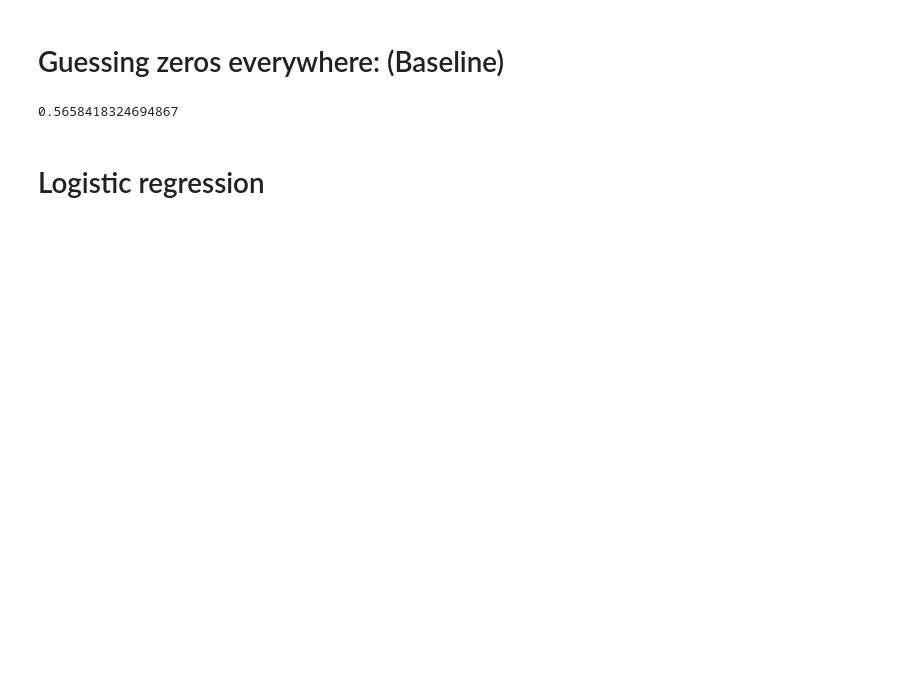
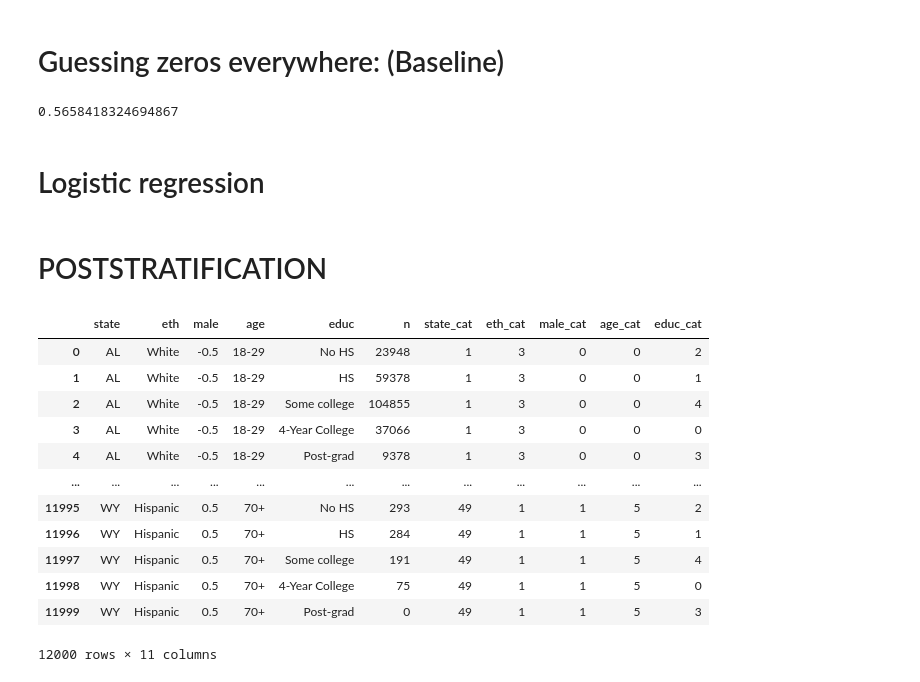
Before and after one commit to JakubReha/misterP, a Jupyter notebook: model.ipynb, the cells around one changed output. Saved outputs shown, nothing was run; the diff lists cells and outputs as text; code cells hidden in the pictures; blank space fills up the shorter version.

```diff
--- a/model.ipynb
+++ b/model.ipynb
@@ -288,3 +290,25 @@ np.sum(np.zeros(len(y_true)) == y_true)/len(y_true)
 0.5658418324694867
 # %% [markdown]
 # Logistic regression
+# %% [markdown]
+# POSTSTRATIFICATION
+# %%
+post = pd.read_csv("Data/poststrat_df.csv")
+categories = ["state", "eth", "male", "age", "educ"]
+for category in categories:
+    post[category+"_cat"] = post[category].astype('category').cat.codes
+post
+# %% [output]
+|  | state | eth | male | age | educ | n | state_cat | eth_cat | male_cat | age_cat | educ_cat |
+| 0 | AL | White | -0.5 | 18-29 | No HS | 23948 | 1 | 3 | 0 | 0 | 2 |
+| 1 | AL | White | -0.5 | 18-29 | HS | 59378 | 1 | 3 | 0 | 0 | 1 |
+| 2 | AL | White | -0.5 | 18-29 | Some college | 104855 | 1 | 3 | 0 | 0 | 4 |
+| 3 | AL | White | -0.5 | 18-29 | 4-Year College | 37066 | 1 | 3 | 0 | 0 | 0 |
+| 4 | AL | White | -0.5 | 18-29 | Post-grad | 9378 | 1 | 3 | 0 | 0 | 3 |
+| ... | ... | ... | ... | ... | ... | ... | ... | ... | ... | ... | ... |
+| 11995 | WY | Hispanic | 0.5 | 70+ | No HS | 293 | 49 | 1 | 1 | 5 | 2 |
+| 11996 | WY | Hispanic | 0.5 | 70+ | HS | 284 | 49 | 1 | 1 | 5 | 1 |
+| 11997 | WY | Hispanic | 0.5 | 70+ | Some college | 191 | 49 | 1 | 1 | 5 | 4 |
+| 11998 | WY | Hispanic | 0.5 | 70+ | 4-Year College | 75 | 49 | 1 | 1 | 5 | 0 |
+| 11999 | WY | Hispanic | 0.5 | 70+ | Post-grad | 0 | 49 | 1 | 1 | 5 | 3 |
+12000 rows × 11 columns
```
Also changed, not shown: parts of 15 cells of this notebook, 4 other files.
